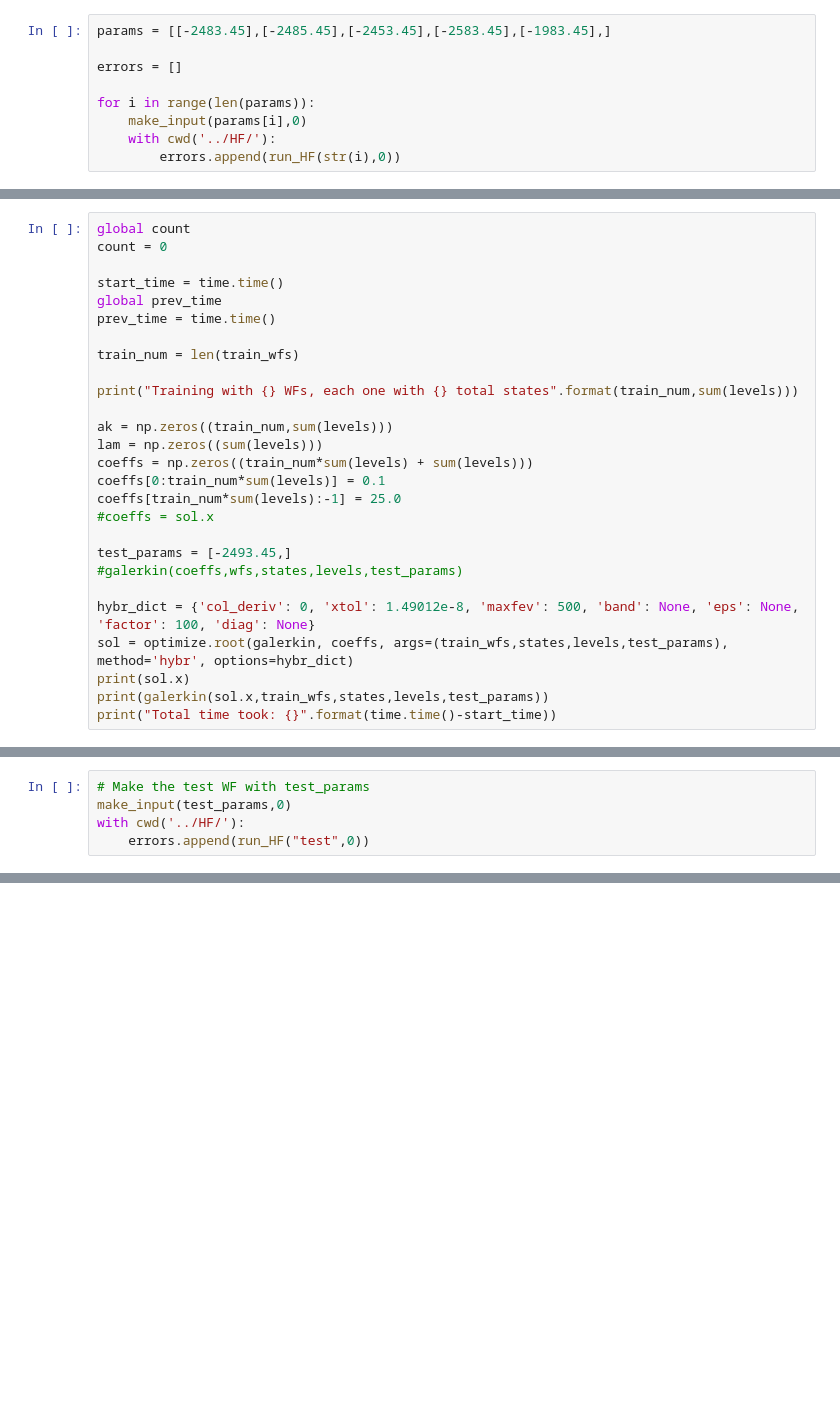
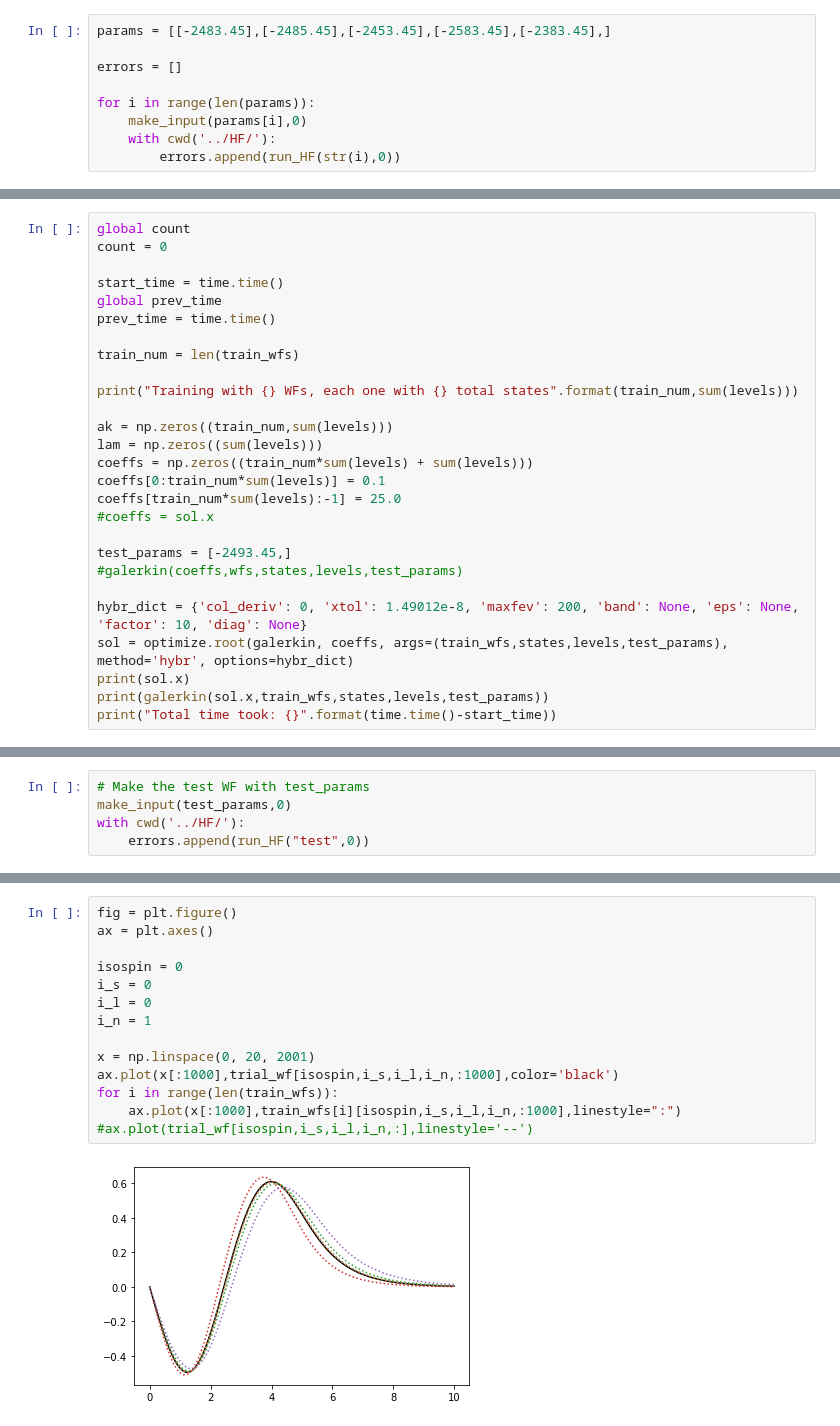
Before and after one commit to ascsn/nuclear-dimensionality-reduction-book, a Jupyter notebook: EC/GalerkinEC.ipynb, the cells around one changed output, grey strips where cells are left out. Cells and saved outputs as stored; diff of their text form; blank space fills up the shorter version.

```diff
--- a/EC/GalerkinEC.ipynb
+++ b/EC/GalerkinEC.ipynb
@@ -130,7 +131,7 @@ The following cell defines a list of parameters (only one right now) and then lo
 
 The inputs, outputs, and WFs are copied to a results folder (this can be changed) with some tag appended to the file name. In the future we may want to change how this tag is generated.
 # %%
-params = [[-2483.45],[-2485.45],[-2453.45],[-2583.45],[-1983.45],]
+params = [[-2483.45],[-2485.45],[-2453.45],[-2583.45],[-2383.45],]
 
 errors = []
 
@@ -325,7 +306,7 @@ coeffs[train_num*sum(levels):-1] = 25.0
 test_params = [-2493.45,]
 #galerkin(coeffs,wfs,states,levels,test_params)
 
-hybr_dict = {'col_deriv': 0, 'xtol': 1.49012e-8, 'maxfev': 500, 'band': None, 'eps': None, 'factor': 100, 'diag': None}
+hybr_dict = {'col_deriv': 0, 'xtol': 1.49012e-8, 'maxfev': 200, 'band': None, 'eps': None, 'factor': 10, 'diag': None}
 sol = optimize.root(galerkin, coeffs, args=(train_wfs,states,levels,test_params), method='hybr', options=hybr_dict)
 print(sol.x)
 print(galerkin(sol.x,train_wfs,states,levels,test_params))
@@ -388,0 +370,16 @@ Trial: -15.894119482039976 Test: -15.897715152831793 Difference: -0.000226226485
+# %%
+fig = plt.figure()
+ax = plt.axes()
+
+isospin = 0
+i_s = 0
+i_l = 0
+i_n = 1
+
+x = np.linspace(0, 20, 2001)
+ax.plot(x[:1000],trial_wf[isospin,i_s,i_l,i_n,:1000],color='black')
+for i in range(len(train_wfs)):
+    ax.plot(x[:1000],train_wfs[i][isospin,i_s,i_l,i_n,:1000],linestyle=":")
+#ax.plot(trial_wf[isospin,i_s,i_l,i_n,:],linestyle='--')
+# %% [output]
+[figure, added]
```
Also changed, not shown: parts of 5 cells of this notebook, 1 other file.
